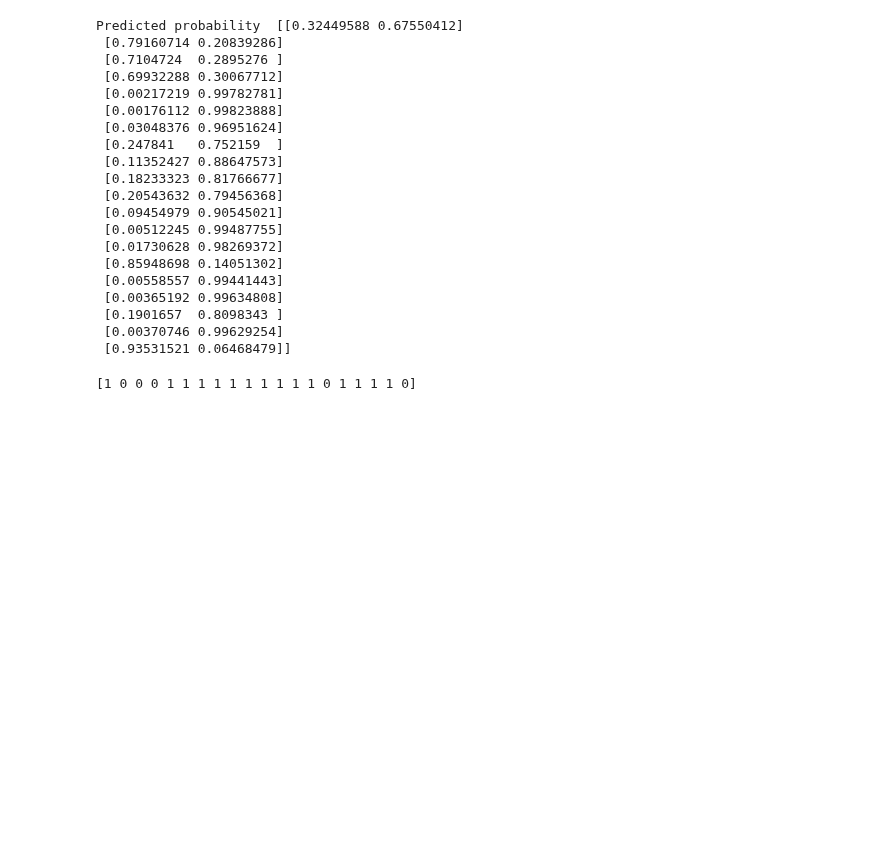
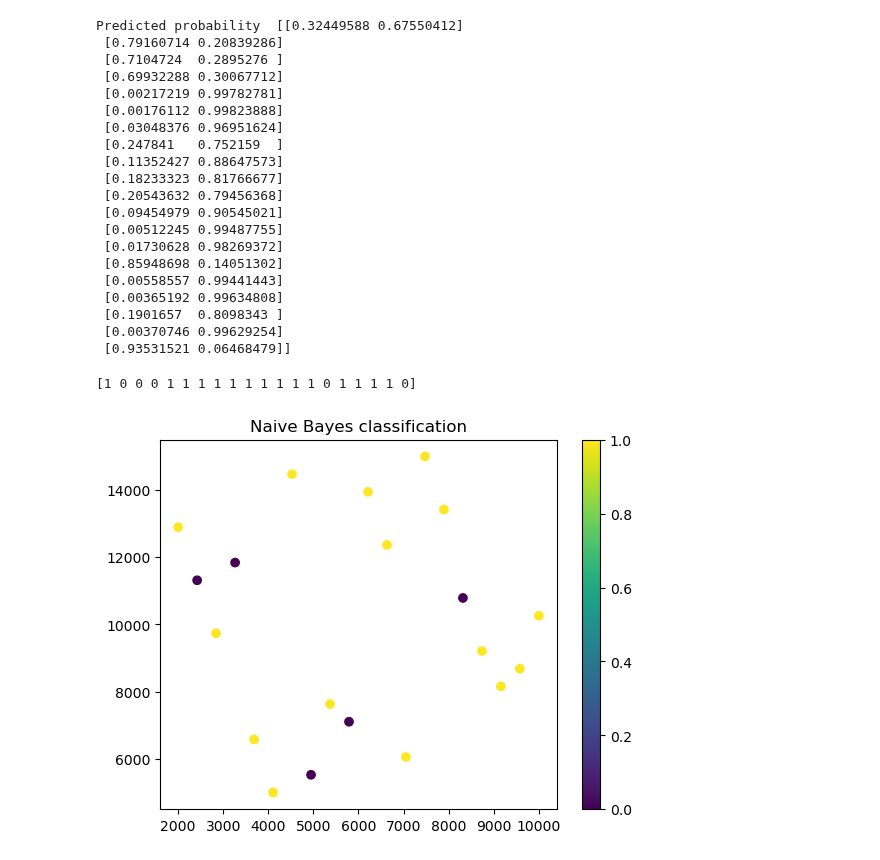
Before and after one commit to gourav-k/sprayable-hydrogels, a Jupyter notebook: Generative_classifier/naive_bayes_GTData.ipynb, the cells around one changed output. Cells and saved outputs as stored; diff of their text form; code cells hidden in the pictures; blank space fills up the shorter version.

Commit message:
naive bayes classifer

```diff
--- a/Generative_classifier/naive_bayes_GTData.ipynb
+++ b/Generative_classifier/naive_bayes_GTData.ipynb
@@ -57,3 +57,13 @@ yhat_class = model.predict(x)
 print(yhat_class)
 # %% [output]
 [1 0 0 0 1 1 1 1 1 1 1 1 1 1 0 1 1 1 1 0]
+# %%
+x1_plt = x_pd['Block 1 (Hydrophobic) [End Segment]', 'Block Size'].values
+x2_plt = x_pd['Block 2 (Hydrophilic) [Middle Segment]', 'Block Size'].values
+class_pred = yhat_class
+plt.scatter(x1_plt, x2_plt, c = class_pred)
+plt.colorbar()
+plt.title('Naive Bayes classification')
+plt.show()
+# %% [output]
+[figure, added]
```
Also changed, not shown: 1 other file.
